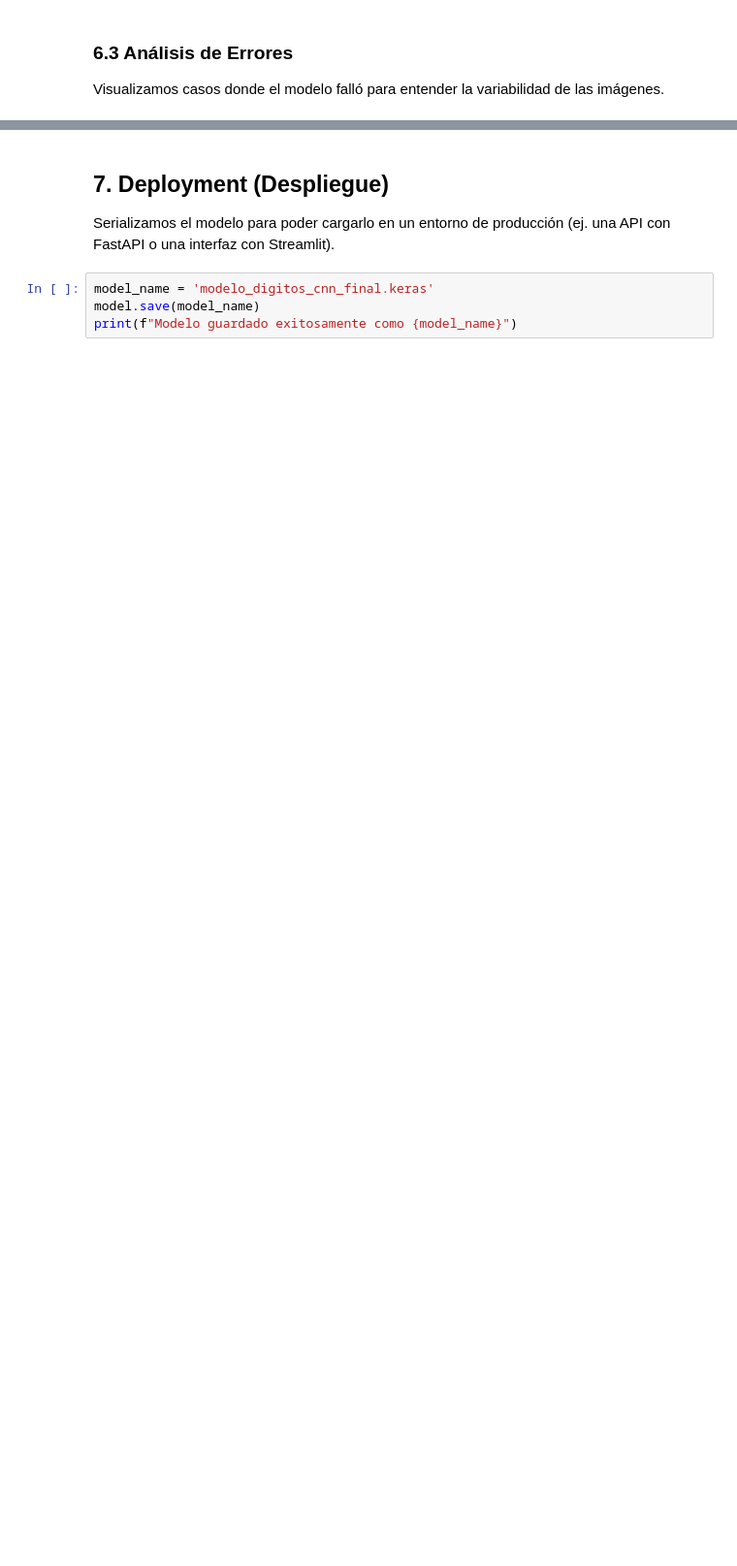
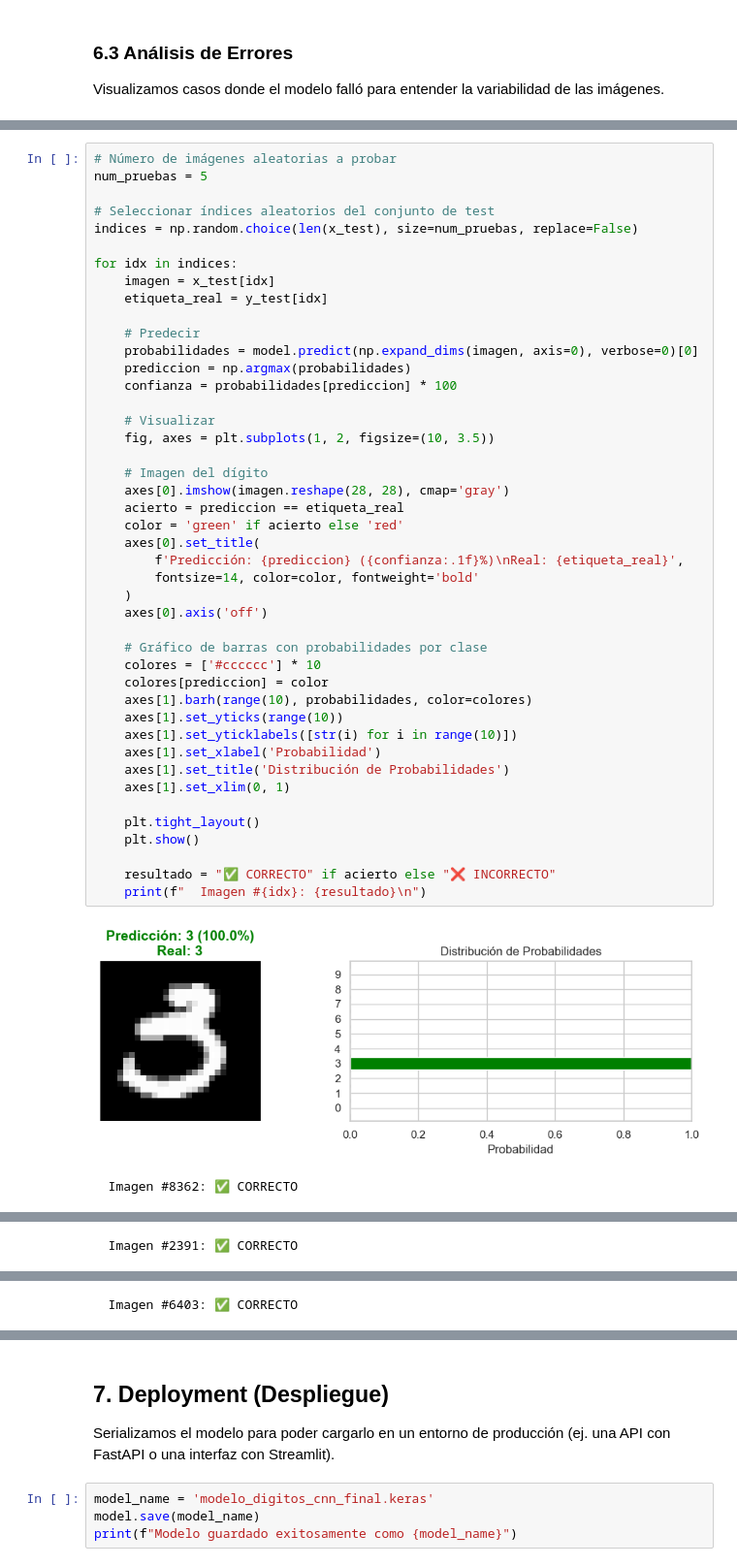
Before and after one commit to alvarixu/IAG_Desarrollo, a Jupyter notebook: CNN/practica_cnn_digitos.ipynb, the cells around one changed output, grey strips where cells are left out. Shown at 97% size. Saved outputs shown, nothing was run; the diff lists cells and outputs as text; blank space fills up the shorter version.

```diff
--- a/CNN/practica_cnn_digitos.ipynb
+++ b/CNN/practica_cnn_digitos.ipynb
@@ -208,0 +301,47 @@ plt.show()
+# %%
+# Número de imágenes aleatorias a probar
+num_pruebas = 5
+
+# Seleccionar índices aleatorios del conjunto de test
+indices = np.random.choice(len(x_test), size=num_pruebas, replace=False)
+
+for idx in indices:
+    imagen = x_test[idx]
+    etiqueta_real = y_test[idx]
+
+    # Predecir
+    probabilidades = model.predict(np.expand_dims(imagen, axis=0), verbose=0)[0]
+    prediccion = np.argmax(probabilidades)
+    confianza = probabilidades[prediccion] * 100
+
+    # Visualizar
+    fig, axes = plt.subplots(1, 2, figsize=(10, 3.5))
+
+    # Imagen del dígito
+    axes[0].imshow(imagen.reshape(28, 28), cmap='gray')
+    acierto = prediccion == etiqueta_real
+    color = 'green' if acierto else 'red'
+    axes[0].set_title(
+        f'Predicción: {prediccion} ({confianza:.1f}%)\nReal: {etiqueta_real}',
+        fontsize=14, color=color, fontweight='bold'
+    )
+    axes[0].axis('off')
+
+    # Gráfico de barras con probabilidades por clase
+    colores = ['#cccccc'] * 10
+    colores[prediccion] = color
+    axes[1].barh(range(10), probabilidades, color=colores)
+    axes[1].set_yticks(range(10))
+    axes[1].set_yticklabels([str(i) for i in range(10)])
+    axes[1].set_xlabel('Probabilidad')
+    axes[1].set_title('Distribución de Probabilidades')
+    axes[1].set_xlim(0, 1)
+
+    plt.tight_layout()
+    plt.show()
+
+    resultado = "✅ CORRECTO" if acierto else "❌ INCORRECTO"
+    print(f"  Imagen #{idx}: {resultado}\n")
+# %% [output]
+[figure, added]
+  Imagen #8362: ✅ CORRECTO
@@ -208,0 +349 @@ plt.show()
+  Imagen #2391: ✅ CORRECTO
@@ -208,0 +351 @@ plt.show()
+  Imagen #6403: ✅ CORRECTO
```
Also changed, not shown: parts of 12 cells of this notebook, 2 other files.
